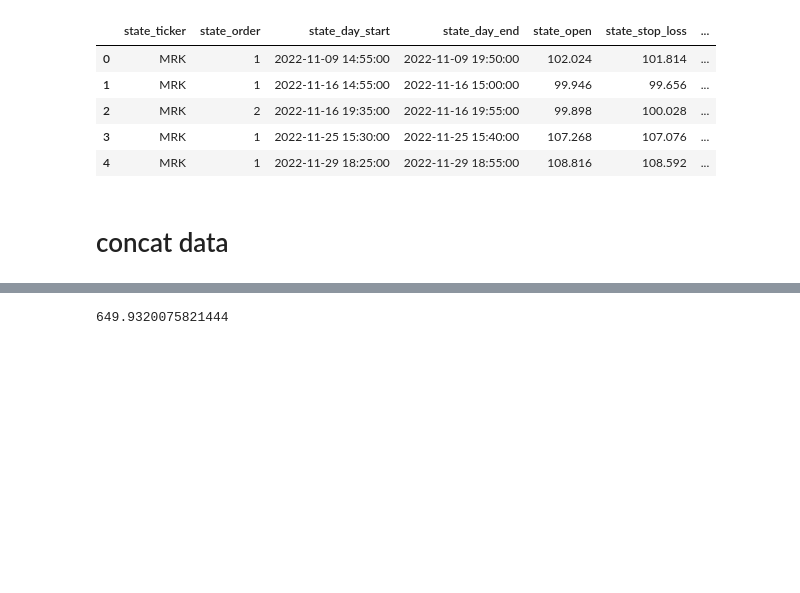
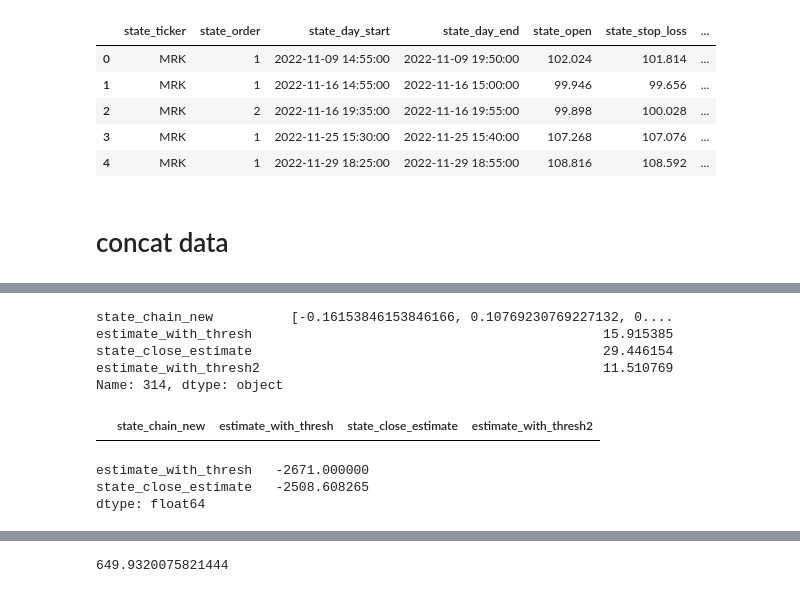
Before and after one commit to trollssqwer/stock-app, a Jupyter notebook: test.ipynb, the cells around one changed output, grey strips where cells are left out. Drawn from its saved outputs; the diff is of its cells as text; code cells hidden in the pictures; blank space fills up the shorter version.

```diff
--- a/test.ipynb
+++ b/test.ipynb
@@ -104,0 +131,19 @@ concat_data.head(5)
+# %%
+a = concat_data[['state_chain_new',	'estimate_with_thresh', 'state_close_estimate' , 'estimate_with_thresh2']].loc[(concat_data.state_close_estimate - concat_data.estimate_with_thresh > 10)].iloc[1]
+a
+# %% [output]
+state_chain_new          [-0.16153846153846166, 0.10769230769227132, 0....
+estimate_with_thresh                                             15.915385
+state_close_estimate                                             29.446154
+estimate_with_thresh2                                            11.510769
+Name: 314, dtype: object
+# %%
+concat_data[['state_chain_new',	'estimate_with_thresh', 'state_close_estimate' , 'estimate_with_thresh2']].loc[(concat_data.state_close_estimate - concat_data.estimate_with_thresh > 0) ].iloc[:20]
+# %% [output]
+|  | state_chain_new | estimate_with_thresh | state_close_estimate | estimate_with_thresh2 |
+# %%
+concat_data[['state_chain_new',	'estimate_with_thresh', 'state_close_estimate']].loc[concat_data.estimate_with_thresh < 0].sum()
+# %% [output]
+estimate_with_thresh   -2671.000000
+state_close_estimate   -2508.608265
+dtype: float64
```
Also changed, not shown: parts of 24 cells of this notebook, 7 other files.
